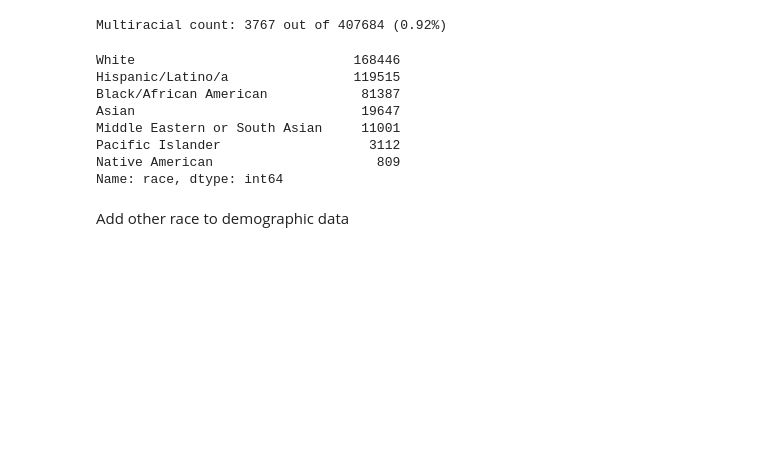
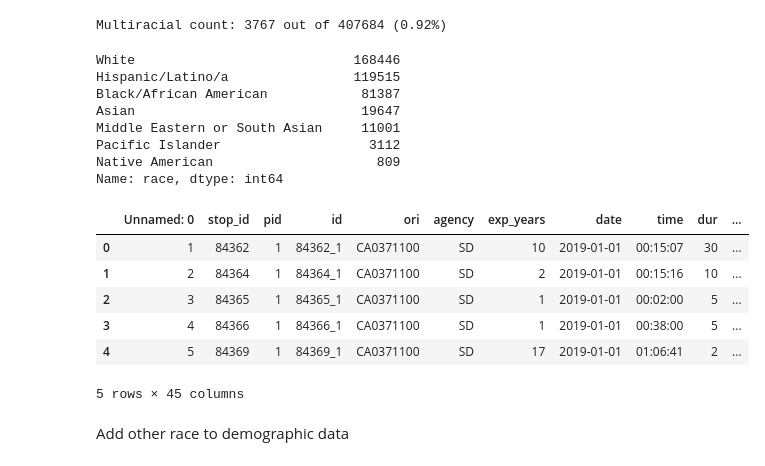
Before and after one commit to aldabbagh/DPI617, a Jupyter notebook: starter.ipynb, the cells around one changed output. Drawn from its saved outputs; the diff is of its cells as text; code cells hidden in the pictures; blank space fills up the shorter version.

```diff
--- a/starter.ipynb
+++ b/starter.ipynb
@@ -131,6 +131,16 @@ def simplify_race(race):
 # %%
 # apply the simplify_race function to the race column
 stops_data["race"] = stops_data["race"].apply(simplify_race)
+# %%
+stops_data.head()
+# %% [output]
+|  | Unnamed: 0 | stop_id | pid | id | ori | agency | exp_years | date | time | dur | ... |
+| 0 | 1 | 84362 | 1 | 84362_1 | CA0371100 | SD | 10 | 2019-01-01 | 00:15:07 | 30 | ... |
+| 1 | 2 | 84364 | 1 | 84364_1 | CA0371100 | SD | 2 | 2019-01-01 | 00:15:16 | 10 | ... |
+| 2 | 3 | 84365 | 1 | 84365_1 | CA0371100 | SD | 1 | 2019-01-01 | 00:02:00 | 5 | ... |
+| 3 | 4 | 84366 | 1 | 84366_1 | CA0371100 | SD | 1 | 2019-01-01 | 00:38:00 | 5 | ... |
+| 4 | 5 | 84369 | 1 | 84369_1 | CA0371100 | SD | 17 | 2019-01-01 | 01:06:41 | 2 | ... |
+5 rows × 45 columns
 # %% [markdown]
 Add other race to demographic data
 # %%
```
Also changed, not shown: parts of 3 cells of this notebook.
